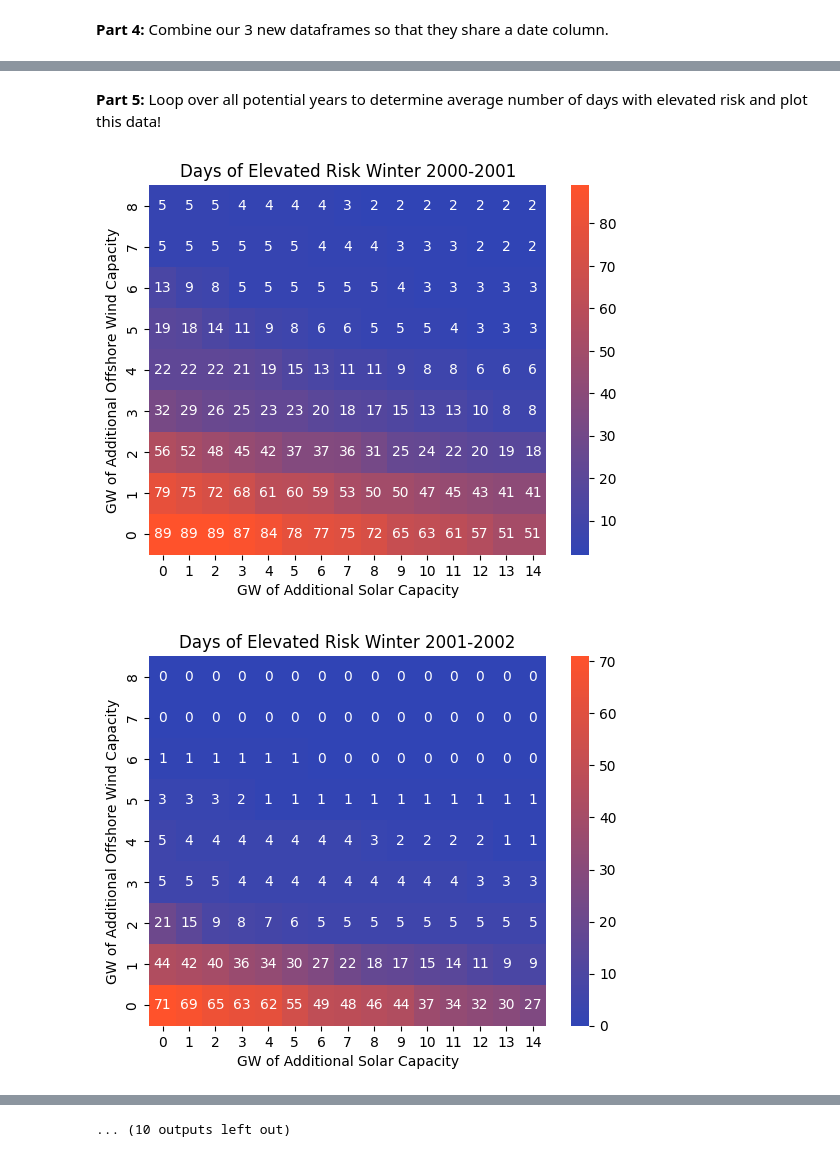
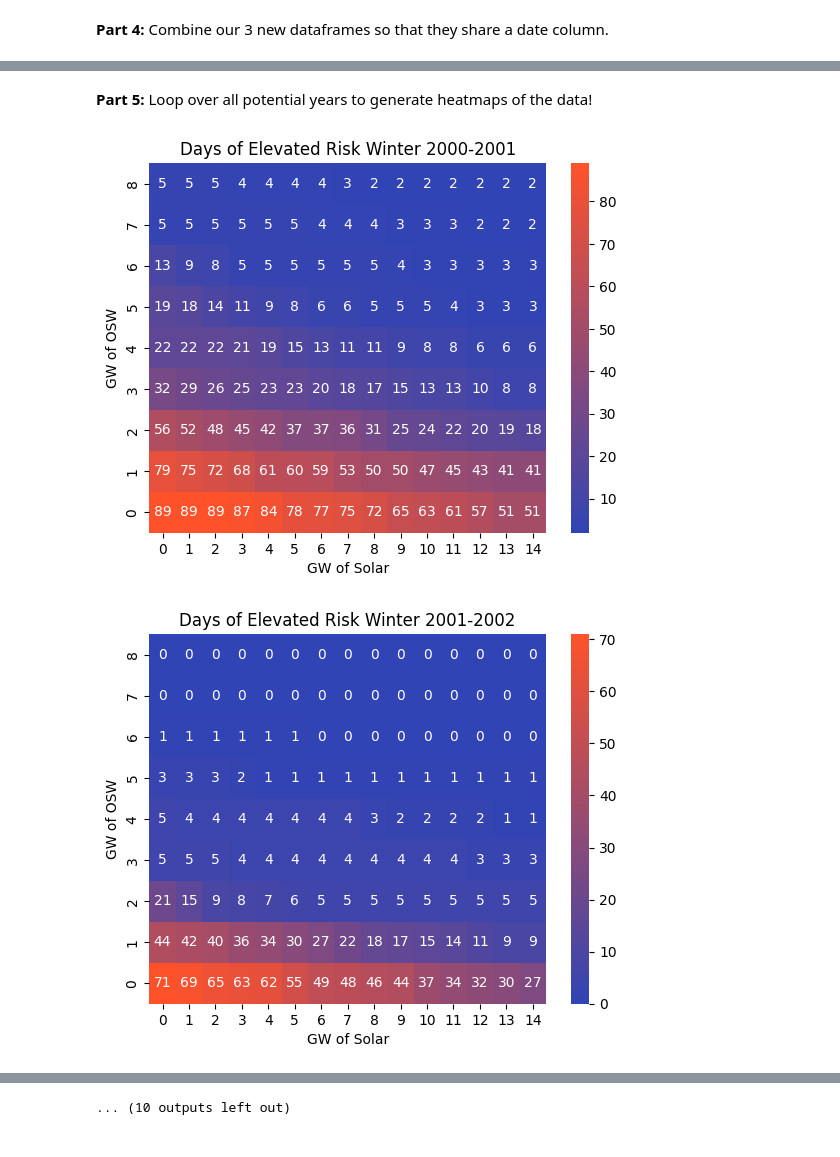
Before and after one commit to jruzekow/osw-analysis, a Jupyter notebook: NOTEBOOK_4_OSW_+_solar_reliability_heatmaps.ipynb, the cells around one changed output, grey strips where cells are left out. Saved outputs shown, nothing was run; the diff lists cells and outputs as text; code cells hidden in the pictures.

```diff
--- a/NOTEBOOK_4_OSW_+_solar_reliability_heatmaps.ipynb
+++ b/NOTEBOOK_4_OSW_+_solar_reliability_heatmaps.ipynb
@@ -89,10 +67,18 @@ Saving ISONE_grossload_metdata_spliced_23yr_EPT.csv to ISONE_grossload_metdata_s
 # %%
+#Step 1: read in the load file from the ISONE website
+url = "https://www.iso-ne.com/static-assets/documents/2023/05/2023_isone_ver_dataset_2000_2022_rev0.zip"
+r = requests.get(url)
+z = zipfile.ZipFile(io.BytesIO(r.content))
+folder = "2023_isone_ver_dataset_2000_2022_rev0"
+z.extractall(path=f"/content/{folder}")
+files = glob(folder + "/*/*.csv")
+index = files.index('2023_isone_ver_dataset_2000_2022_rev0/load/ISONE_grossload_metdata_spliced_23yr_EPT.csv')
+
 #Step 2: Read the CSV file into a dataframe for management/cleaning.
-import pandas as pd
-df = pd.read_csv('ISONE_grossload_metdata_spliced_23yr_EPT.csv')
+df = pd.read_csv(files[index])
 
 #Step 3: Display the first few rows of the dataframe and confirm it is the right data.
-print(df.head())
+df.head()
 
 #Step 4: Combine the grid load based on dates, sum the load for the same day!
 #We will use the groupby() function, and group the rows by day, summing over load column.
@@ -141,10 +117,20 @@ Saving ISONE_solarcapacity_modeled_23yr_EPT.csv to ISONE_solarcapacity_modeled_2
 # %%
+#Step 1: read in the solar file from the ISONE website
+url = "https://www.iso-ne.com/static-assets/documents/2023/05/2023_isone_ver_dataset_2000_2022_rev0.zip"
+r = requests.get(url)
+z = zipfile.ZipFile(io.BytesIO(r.content))
+folder = "2023_isone_ver_dataset_2000_2022_rev0"
+z.extractall(path=f"/content/{folder}")
+files = glob(folder + "/*/*.csv")
+index = files.index('2023_isone_ver_dataset_2000_2022_rev0/solar/ISONE_solarcapacity_modeled_23yr_EPT.csv')
+capacity = 12000
+
 #Step 2: Read the CSV file into a dataframe for management/cleaning.
-import pandas as pd
-df = pd.read_csv('ISONE_solarcapacity_modeled_23yr_EPT.csv', skiprows=1)
+df = pd.read_csv(files[index], skiprows=1)
 
 #Step 3: Display the first few rows of the dataframe and confirm it is the right data.
-print(df.head())
+df.head()
+
 #Step 4: Combine the solar supply capacity factors based on dates, sum the solar supply for the same day!
 #We will use the groupby() function, and group the rows by day, summing over the power column.
 #We will save this into a series, which will have the date as the index, and the supply for each cummulative day as the value.
@@ -207,7 +187,7 @@ print(wind_solar_load_data)
 
 [8403 rows x 4 columns]
 # %% [markdown]
-**Part 5:** Loop over all potential years to determine average number of days with elevated risk and plot this data!
+**Part 5:** Loop over all potential years to generate heatmaps of the data!
 # %%
 import warnings
 import matplotlib.pyplot as plt
@@ -231,37 +211,37 @@ years_max = 2022
 i = years_min
 #Step 2: Loop over all years in the dataset
 while i < years_max:
   heat_map = []
   winter_year_one = i
   winter_year_two = i+1
   analysis_data = wind_solar_load_data.loc[((wind_solar_load_data['Date'].dt.year == winter_year_one) & (wind_solar_load_data['Date'].dt.month == 12)) | ((wind_solar_load_data['Date'].dt.year == winter_year_two) & ((wind_solar_load_data['Date'].dt.month == 1) | (wind_solar_load_data['Date'].dt.month == 2)))]
   x = 0
   #Step 3: Loop over potential OSW
   for x in range(9):
-    #Loop over up to 8GW of OSW capacity
+    #Loop over up to 8GW of OSW
     row = [] #Add each row to the heatmap
     y = 0
     #Step 4: Loop over potential solar
     for y in range(15):
         #y is the solar amount
-        analysis_data['Load - '+str(x)+'MW Turbine -' +str(y)+'MW Solar'] = analysis_data['Load'] - (analysis_data['Net CP for Turbines'] * x*1000) - (analysis_data['Solar Power CP'] * y*1000)
-        row.append(analysis_data[analysis_data['Load - '+str(x)+'MW Turbine -' +str(y)+'MW Solar'] > 350000].shape[0]) #Add the number of days to the row for the heatmap
+        analysis_data['Load - '+str(x)+'MW OSW Fleet -' +str(y)+'MW Solar'] = analysis_data['Load'] - (analysis_data['Net CP for OSW Fleet'] * x*1000) - (analysis_data['Solar Power CP'] * y*1000)
+        row.append(analysis_data[analysis_data['Load - '+str(x)+'MW OSW Fleet -' +str(y)+'MW Solar'] > 350000].shape[0]) #Add the number of days to the row for the heatmap
         y+=1
     heat_map.append(row) #Add the row to the heatmap
     x+=1
 
   #Plot the heatmap for each year
   # Create heatmap
   ax = sns.heatmap(heat_map, annot=True, cmap=custom_cmap)
 
   #Step 5: Plot and label the all axis
   # Invert y-axis
   ax.invert_yaxis()
   plt.title('Days of Elevated Risk Winter ' + str(winter_year_one) + '-' + str(winter_year_two))
-  plt.xlabel('GW of Additional Solar Capacity')
-  plt.ylabel('GW of Additional Offshore Wind Capacity')
+  plt.xlabel('GW of Solar')
+  plt.ylabel('GW of OSW')
   plt.show()
   i+=1
 # %% [output]
-[figure, old version]
+[figure, new version]
-[figure, old version]
+[figure, new version]
```
Also changed, not shown: parts of 11 cells of this notebook.
